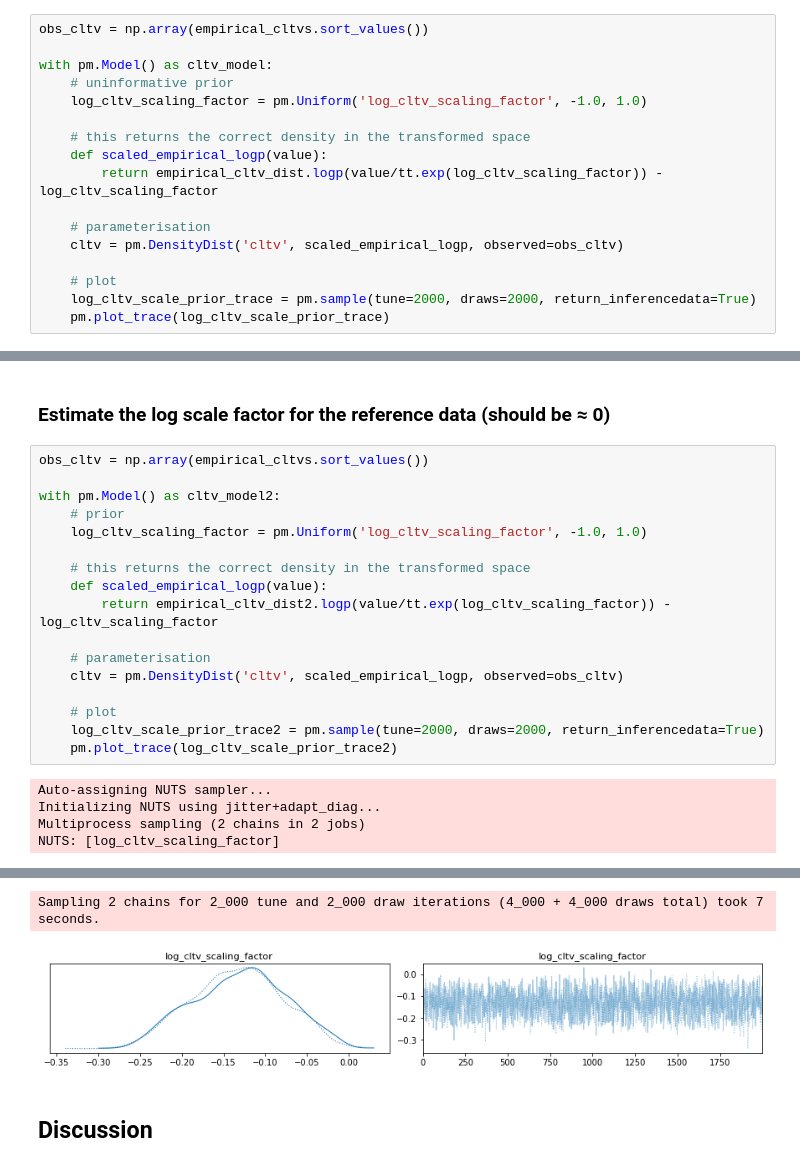
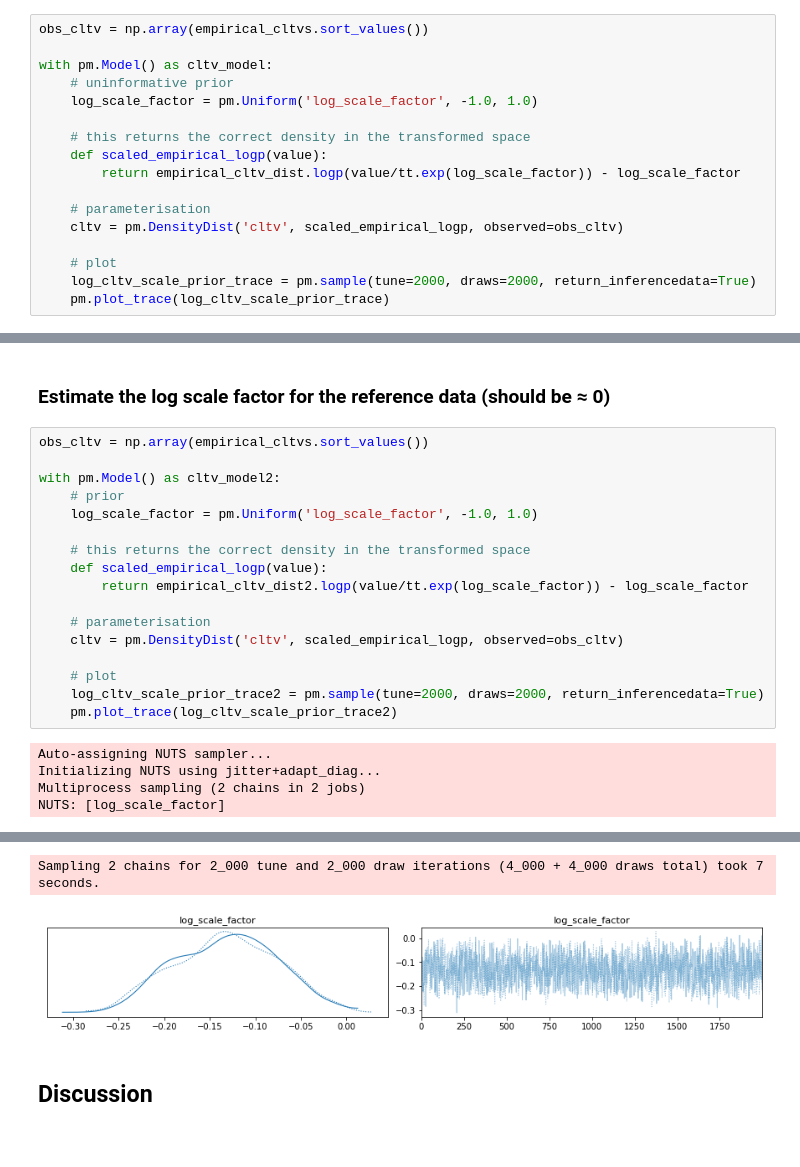
Before and after one commit to jackru/huge-lqg, a Jupyter notebook: bayes/empirical_distribution.ipynb, the cells around one changed output, grey strips where cells are left out. Saved outputs shown, nothing was run; the diff lists cells and outputs as text.

```diff
--- a/bayes/empirical_distribution.ipynb
+++ b/bayes/empirical_distribution.ipynb
@@ -203,11 +203,11 @@ obs_cltv = np.array(empirical_cltvs.sort_values())
 
 with pm.Model() as cltv_model:
     # uninformative prior
-    log_cltv_scaling_factor = pm.Uniform('log_cltv_scaling_factor', -1.0, 1.0)
+    log_scale_factor = pm.Uniform('log_scale_factor', -1.0, 1.0)
 
     # this returns the correct density in the transformed space
     def scaled_empirical_logp(value):
-        return empirical_cltv_dist.logp(value/tt.exp(log_cltv_scaling_factor)) - log_cltv_scaling_factor
+        return empirical_cltv_dist.logp(value/tt.exp(log_scale_factor)) - log_scale_factor
 
     # parameterisation
     cltv = pm.DensityDist('cltv', scaled_empirical_logp, observed=obs_cltv)
@@ -275,28 +275,28 @@ This approach has clearly removed the noise from the high CLTV region. However i
 # %%
 obs_cltv = np.array(empirical_cltvs.sort_values())
 
 with pm.Model() as cltv_model2:
     # prior
-    log_cltv_scaling_factor = pm.Uniform('log_cltv_scaling_factor', -1.0, 1.0)
+    log_scale_factor = pm.Uniform('log_scale_factor', -1.0, 1.0)
 
     # this returns the correct density in the transformed space
     def scaled_empirical_logp(value):
-        return empirical_cltv_dist2.logp(value/tt.exp(log_cltv_scaling_factor)) - log_cltv_scaling_factor
+        return empirical_cltv_dist2.logp(value/tt.exp(log_scale_factor)) - log_scale_factor
 
     # parameterisation
     cltv = pm.DensityDist('cltv', scaled_empirical_logp, observed=obs_cltv)
 
     # plot
     log_cltv_scale_prior_trace2 = pm.sample(tune=2000, draws=2000, return_inferencedata=True)
     pm.plot_trace(log_cltv_scale_prior_trace2)
 # %% [output]
 Auto-assigning NUTS sampler...
 Initializing NUTS using jitter+adapt_diag...
 Multiprocess sampling (2 chains in 2 jobs)
-NUTS: [log_cltv_scaling_factor]
+NUTS: [log_scale_factor]
 [interactive output not drawn]
 Sampling 2 chains for 2_000 tune and 2_000 draw iterations (4_000 + 4_000 draws total) took 7 seconds.
-[figure, old version]
+[figure, new version]
 # %% [markdown]
 ## Discussion
 # %% [markdown]
```
Also changed, not shown: parts of 95 cells of this notebook.
